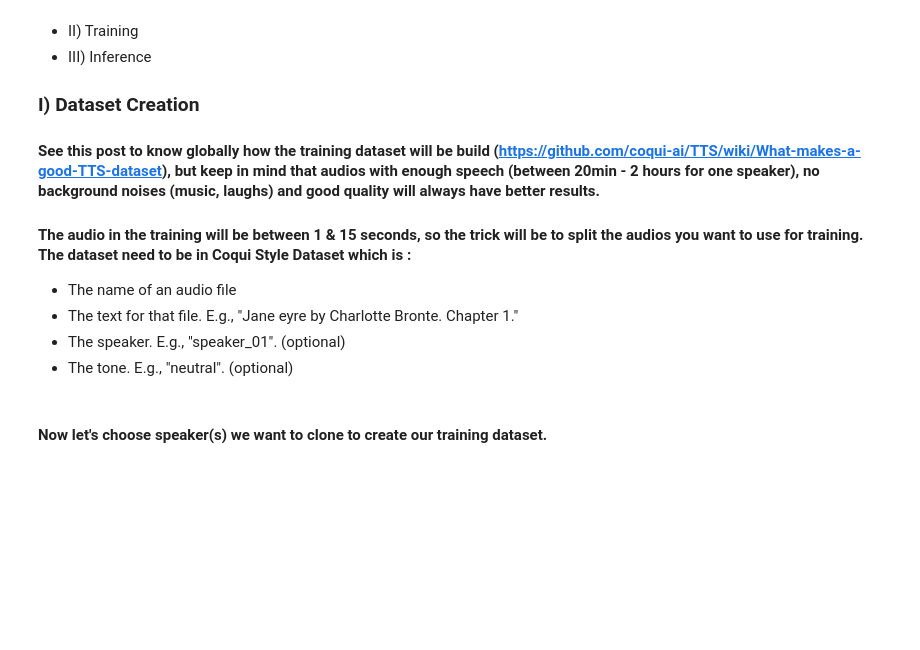
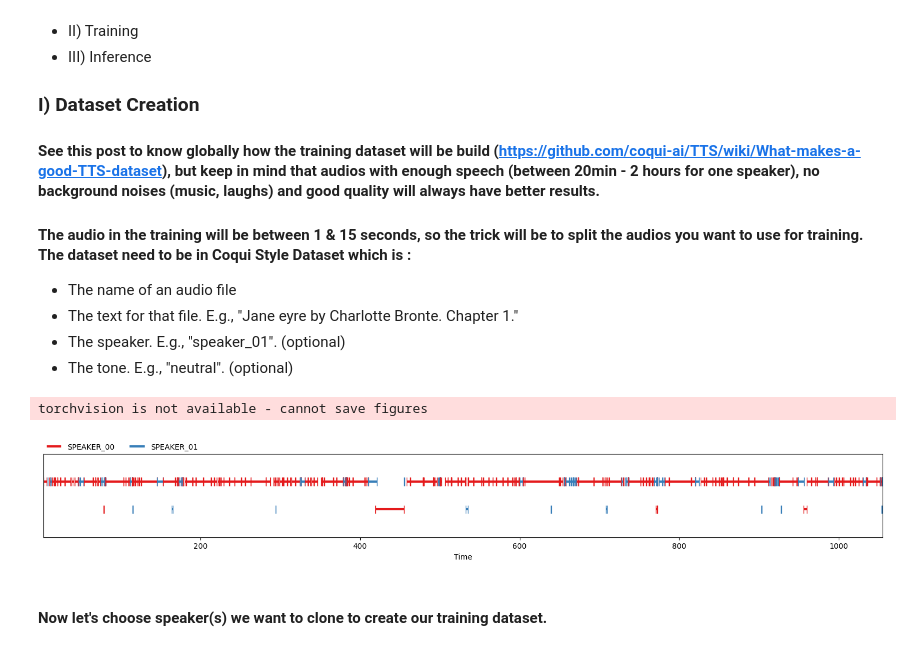
Before and after one commit to greg2705/voice-cloner, a Jupyter notebook: src/Recipe.ipynb, the cells around one changed output. Cells and saved outputs as stored; diff of their text form; code cells hidden in the pictures; blank space fills up the shorter version.

```diff
--- a/src/Recipe.ipynb
+++ b/src/Recipe.ipynb
@@ -242,8 +242,11 @@ Error:
 # %%
 from utils.finetuning import suppress_overlaps_and_blanks
 HF_token="" #Your HF token
-wave,sp_rate,res_dia=suppress_overlaps_and_blanks(["elo_musk_podcast.wav"],HF_token,num_speakers=2) #if memory errors you can, lower embedding_batch_size=12,segmentation_batch_size=12 in arguments
+wave,sp_rate,res_dia=suppress_overlaps_and_blanks(["youtube_wav.wav"],HF_token,num_speakers=2) #if memory errors you can, lower embedding_batch_size=12,segmentation_batch_size=12 in arguments
 res_dia
+# %% [output]
+torchvision is not available - cannot save figures
+[figure, added]
 # %% [markdown]
 #### Now let's choose speaker(s) we want to clone to create our training dataset.
 # %%
```
Also changed, not shown: parts of 4 cells of this notebook, 7 other files.
